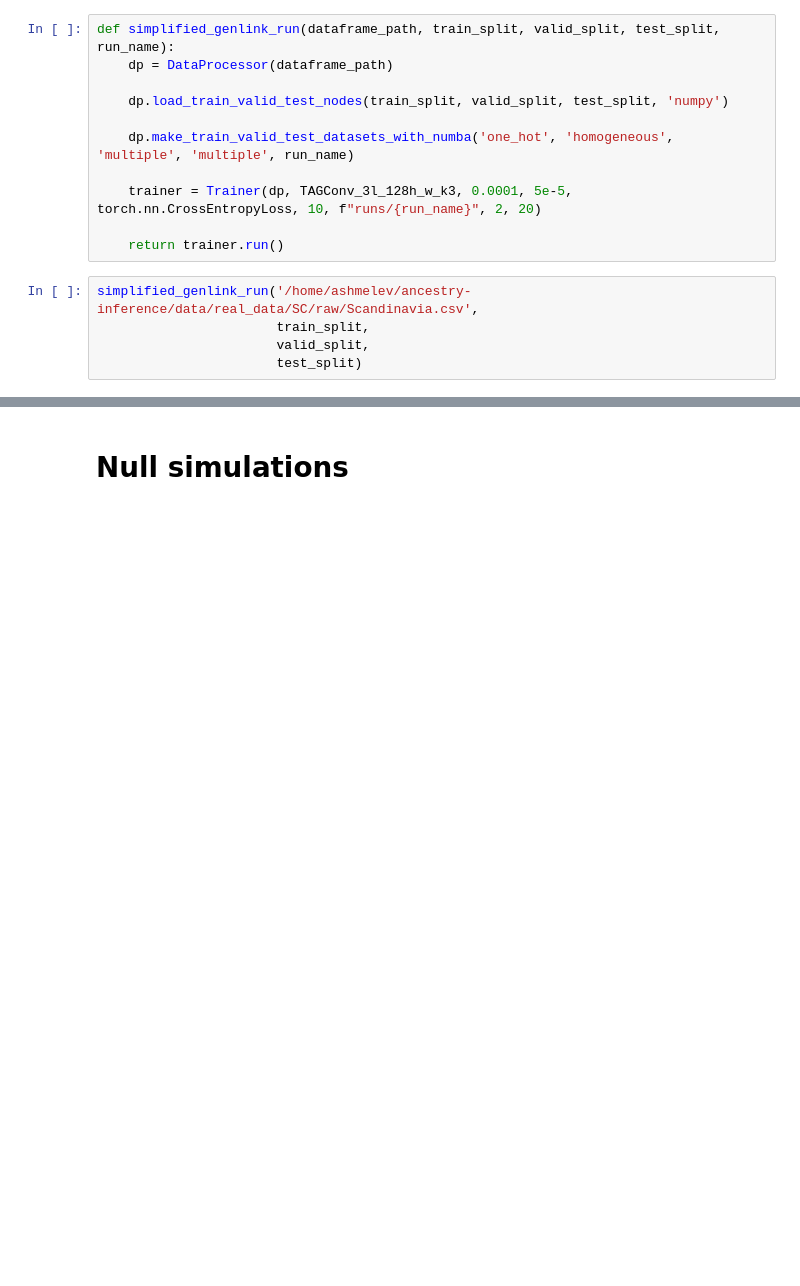
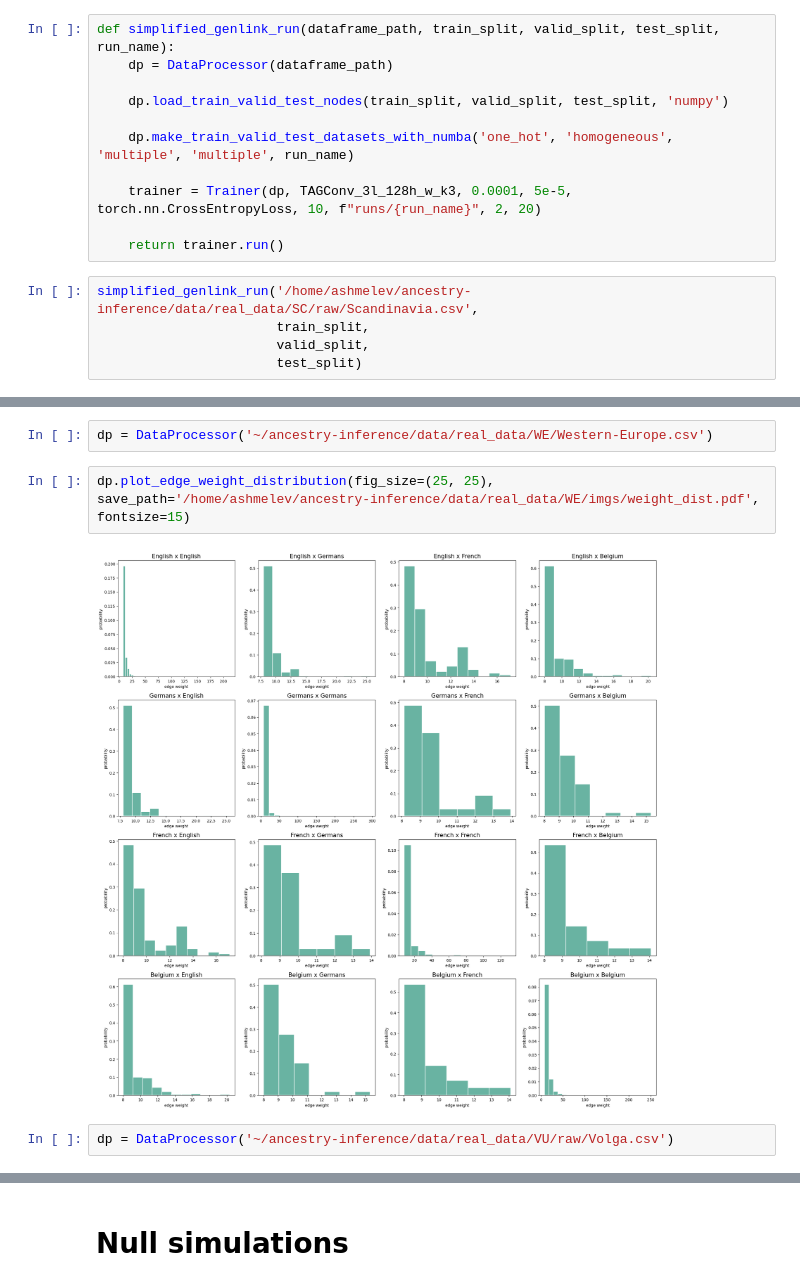
Before and after one commit to Genomics-HSE/ancestry-inference, a Jupyter notebook: notebooks/genlink_usage.ipynb, the cells around one changed output, grey strips where cells are left out. Cells and saved outputs as stored; diff of their text form; blank space fills up the shorter version.

```diff
--- a/notebooks/genlink_usage.ipynb
+++ b/notebooks/genlink_usage.ipynb
@@ -49,0 +58,8 @@ simplified_genlink_run('/home/ashmelev/ancestry-inference/data/real_data/SC/raw/
+# %%
+dp = DataProcessor('~/ancestry-inference/data/real_data/WE/Western-Europe.csv')
+# %%
+dp.plot_edge_weight_distribution(fig_size=(25, 25), save_path='/home/ashmelev/ancestry-inference/data/real_data/WE/imgs/weight_dist.pdf', fontsize=15)
+# %% [output]
+[figure, added]
+# %%
+dp = DataProcessor('~/ancestry-inference/data/real_data/VU/raw/Volga.csv')
```
Also changed, not shown: parts of 6 cells of this notebook, 1 other file.
